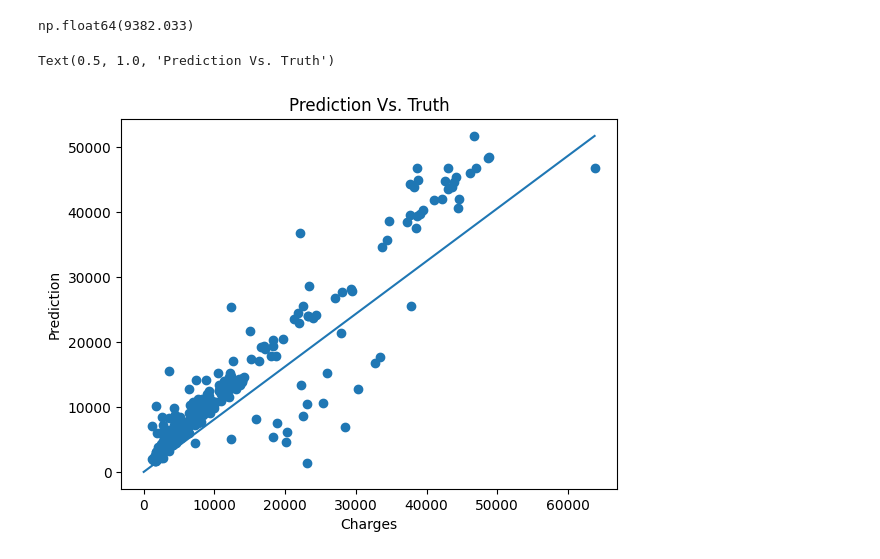
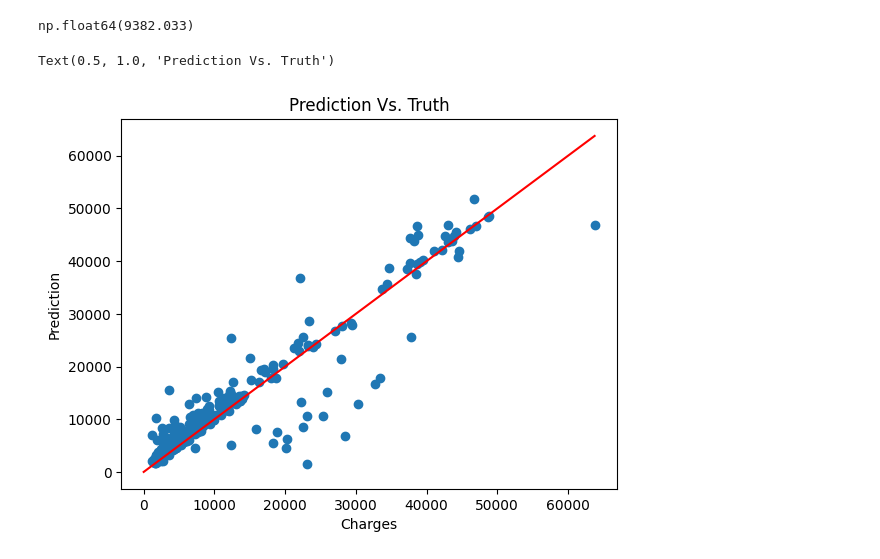
Before and after one commit to BarraHarrison/Health-Insurance-Premium-Prediction, a Jupyter notebook: health_insurance_prediction.ipynb, the cells around one changed output. Drawn from its saved outputs; the diff is of its cells as text; code cells hidden in the pictures.

```diff
--- a/health_insurance_prediction.ipynb
+++ b/health_insurance_prediction.ipynb
@@ -177,11 +177,11 @@ np.float64(9382.033)
 # %%
 import numpy as np
 
 plt.scatter(y_test, y_pred)
-plt.plot(np.linspace(0, max(y_test)), np.linspace(0, max(y_pred)))
+plt.plot(np.linspace(0, max(y_test)), np.linspace(0, max(y_test)), color="red")
 plt.xlabel("Charges")
 plt.ylabel("Prediction")
 plt.title("Prediction Vs. Truth")
 # %% [output]
 Text(0.5, 1.0, 'Prediction Vs. Truth')
-[figure, old version]
+[figure, new version]
```
Also changed, not shown: parts of 3 cells of this notebook.
